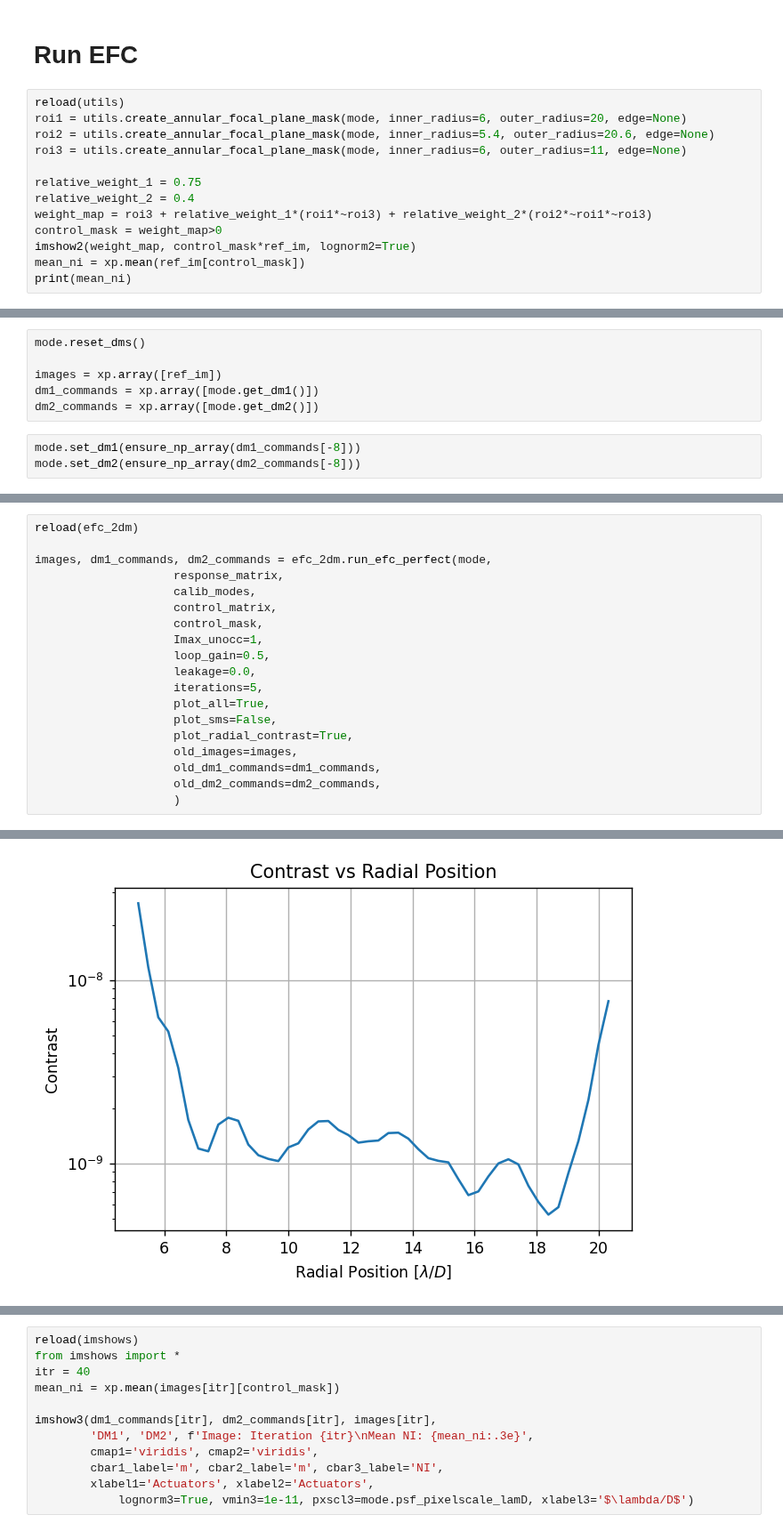
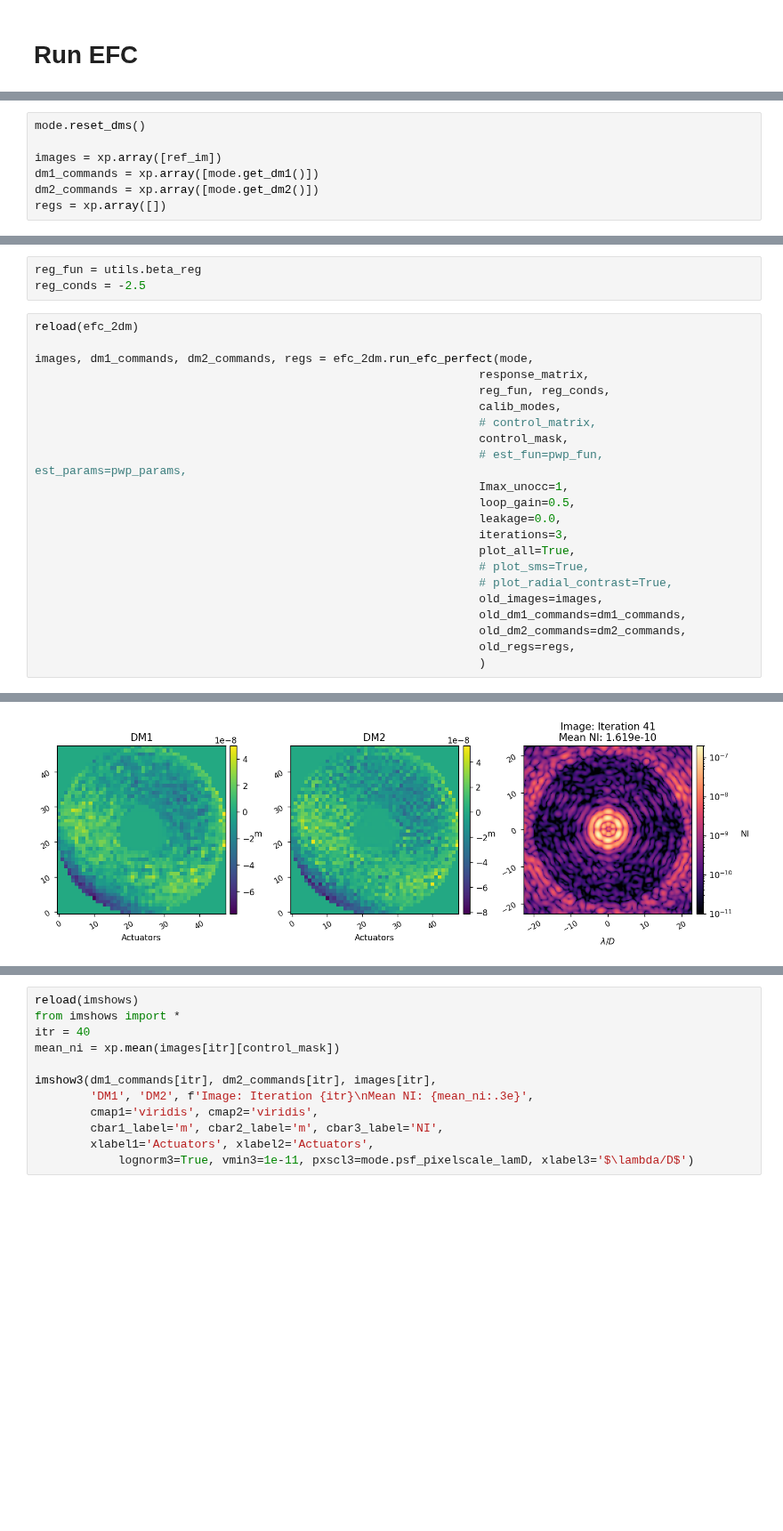
Before and after one commit to kian1377/roman-cgi-iefc, a Jupyter notebook: efc_2dm_spc_wide_825_poke_modes.ipynb, the cells around one changed output, grey strips where cells are left out. Shown at 89% size. Saved outputs shown, nothing was run; the diff lists cells and outputs as text; blank space fills up the shorter version.

```diff
--- a/efc_2dm_spc_wide_825_poke_modes.ipynb
+++ b/efc_2dm_spc_wide_825_poke_modes.ipynb
@@ -129,16 +130,3 @@ imshow2(dm1_response, dm2_response,
 [figure]
 # %% [markdown]
 # Run EFC
-# %%
-reload(utils)
-roi1 = utils.create_annular_focal_plane_mask(mode, inner_radius=6, outer_radius=20, edge=None)
-roi2 = utils.create_annular_focal_plane_mask(mode, inner_radius=5.4, outer_radius=20.6, edge=None)
-roi3 = utils.create_annular_focal_plane_mask(mode, inner_radius=6, outer_radius=11, edge=None)
-
-relative_weight_1 = 0.75
-relative_weight_2 = 0.4
-weight_map = roi3 + relative_weight_1*(roi1*~roi3) + relative_weight_2*(roi2*~roi1*~roi3)
-control_mask = weight_map>0
-imshow2(weight_map, control_mask*ref_im, lognorm2=True)
-mean_ni = xp.mean(ref_im[control_mask])
-print(mean_ni)
@@ -151,6 +136,4 @@ mode.reset_dms()
 images = xp.array([ref_im])
 dm1_commands = xp.array([mode.get_dm1()])
 dm2_commands = xp.array([mode.get_dm2()])
+regs = xp.array([])
-# %%
-mode.set_dm1(ensure_np_array(dm1_commands[-8]))
-mode.set_dm2(ensure_np_array(dm2_commands[-8]))
@@ -173,21 +140,27 @@ reload(imshows)
+# %%
+reg_fun = utils.beta_reg
+reg_conds = -2.5
 # %%
 reload(efc_2dm)
 
-images, dm1_commands, dm2_commands = efc_2dm.run_efc_perfect(mode,
-                    response_matrix,
-                    calib_modes,
-                    control_matrix,
-                    control_mask,
-                    Imax_unocc=1,
-                    loop_gain=0.5,
-                    leakage=0.0,
-                    iterations=5,
-                    plot_all=True,
-                    plot_sms=False,
-                    plot_radial_contrast=True,
-                    old_images=images,
-                    old_dm1_commands=dm1_commands,
-                    old_dm2_commands=dm2_commands,
-                    )
+images, dm1_commands, dm2_commands, regs = efc_2dm.run_efc_perfect(mode,
+                                                                response_matrix,
+                                                                reg_fun, reg_conds,
+                                                                calib_modes,
+                                                                # control_matrix,
+                                                                control_mask,
+                                                                # est_fun=pwp_fun, est_params=pwp_params,
+                                                                Imax_unocc=1,
+                                                                loop_gain=0.5,
+                                                                leakage=0.0,
+                                                                iterations=3,
+                                                                plot_all=True,
+                                                                # plot_sms=True,
+                                                                # plot_radial_contrast=True,
+                                                                old_images=images,
+                                                                old_dm1_commands=dm1_commands,
+                                                                old_dm2_commands=dm2_commands,
+                                                                old_regs=regs,
+                                                                )
 # %% [output]
 Beginning closed-loop EFC simulation.
@@ -198 +170 @@ alpha^2:                         18338203776255.785
-[figure, old version]
+[figure, new version]
```
Also changed, not shown: parts of 11 cells of this notebook, 5 other files.
